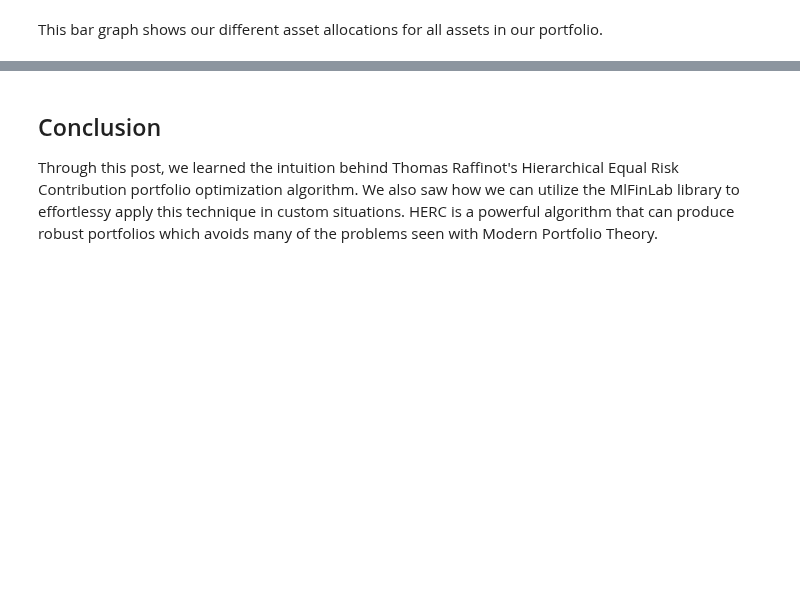
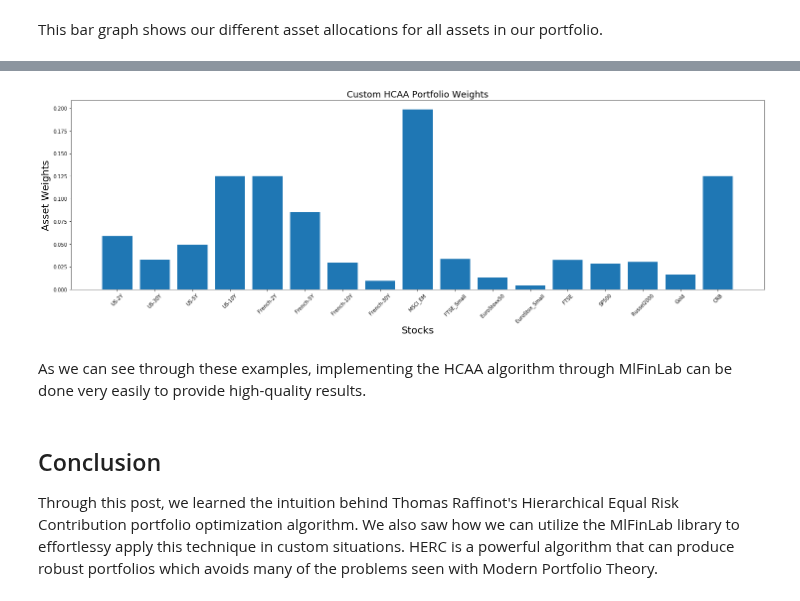
Before and after one commit to tzw101/research, a Jupyter notebook: HCAA Blog Post/HCAA Blog Post.ipynb, the cells around one changed output, grey strips where cells are left out. Saved outputs shown, nothing was run; the diff lists cells and outputs as text; code cells hidden in the pictures; blank space fills up the shorter version.

```diff
--- a/HCAA Blog Post/HCAA Blog Post.ipynb
+++ b/HCAA Blog Post/HCAA Blog Post.ipynb
@@ -189,0 +268,11 @@ This bar graph shows our different asset allocations for all assets in our portf
+# %%
+# from here, we can now create our portfolio
+hcaa_custom = HierarchicalClusteringAssetAllocation()
+hcaa_custom.allocate(asset_names=stock_prices.columns,
+                        asset_returns=returns,
+                        covariance_matrix=cov,
+                        allocation_metric='equal_weighting',
+                        linkage='ward',
+                        optimal_num_clusters=6)
+
+print("Custom HCAA Portfolio - Equal Weighting \n", hcaa_custom.weights)
@@ -190,3 +289,21 @@ This bar graph shows our different asset allocations for all assets in our portf
+# %%
+# plotting our custom portfolio
+custom_weights = hcaa_custom.weights
+custom_weights = custom_weights.values.tolist()
+custom_weights = [item for sublist in custom_weights for item in sublist]
+y_pos = np.arange(len(stock_prices.columns))
+
+plt.figure(figsize=(25,7))
+plt.bar(y_pos, custom_weights)
+plt.xticks(y_pos, hcaa_custom.weights, rotation=45, size=10)
+plt.xlabel('Stocks', size=20)
+plt.ylabel('Asset Weights', size=20)
+plt.title('Custom HCAA Portfolio Weights', size=18)
+plt.show()
+# %% [output]
+[figure, added]
+# %% [markdown]
+As we can see through these examples, implementing the HCAA algorithm through MlFinLab can be done very easily to provide high-quality results.
 # %% [markdown]
 ## Conclusion
 Through this post, we learned the intuition behind Thomas Raffinot's Hierarchical Equal Risk Contribution portfolio optimization algorithm. We also saw how we can utilize the MlFinLab library to effortlessy apply this technique in custom situations. HERC is a powerful algorithm that can produce robust portfolios which avoids many of the problems seen with Modern Portfolio Theory.
```
Also changed, not shown: parts of 16 cells of this notebook, 1 other file.
